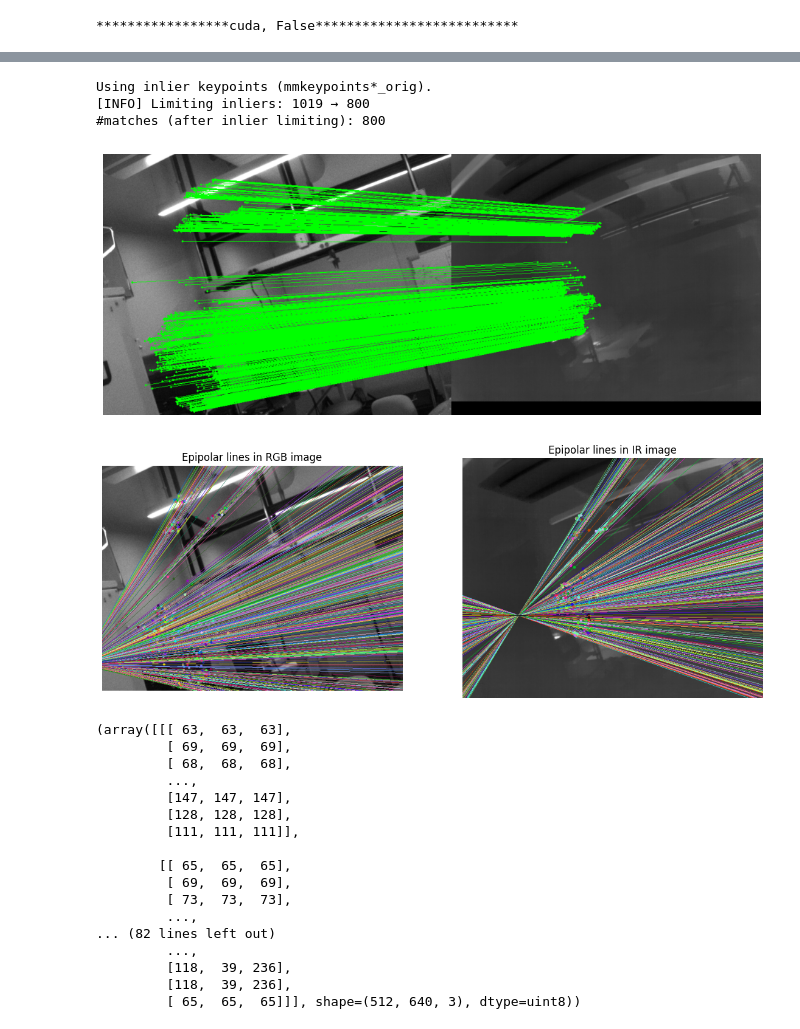
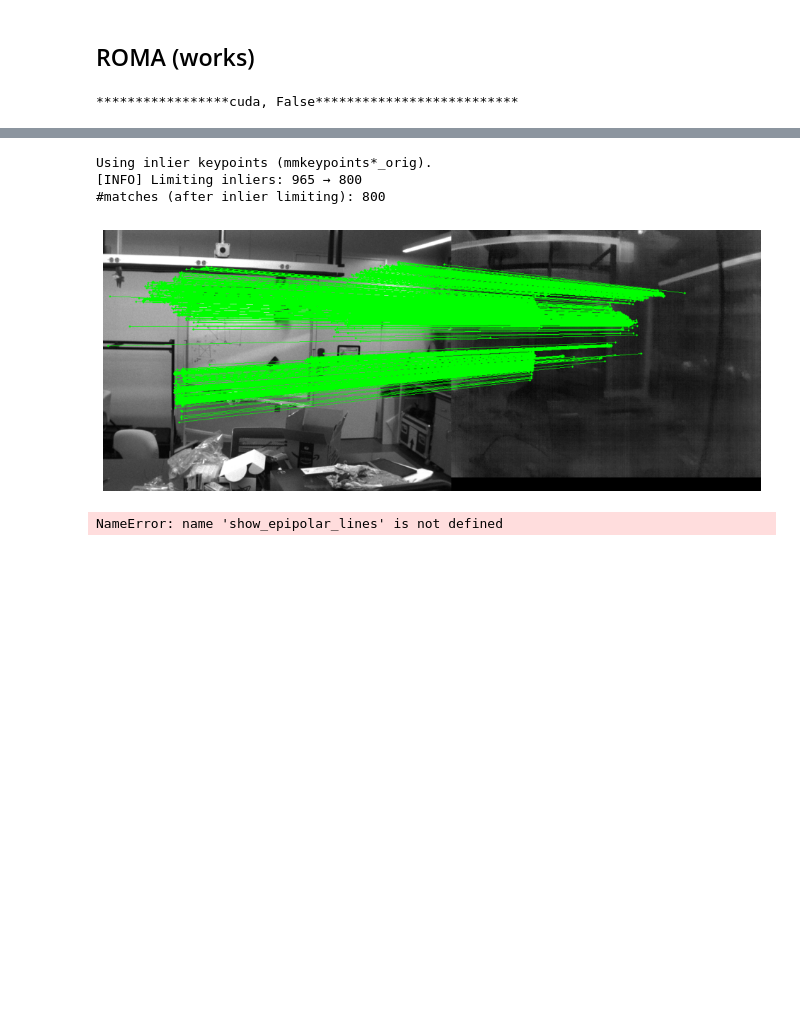
Before and after one commit to srirangam-r/rgb-ir-extrinsics, a Jupyter notebook: extrinsics.ipynb, the cells around one changed output, grey strips where cells are left out. Saved outputs shown, nothing was run; the diff lists cells and outputs as text; code cells hidden in the pictures; blank space fills up the shorter version.

```diff
--- a/extrinsics.ipynb
+++ b/extrinsics.ipynb
@@ -1,16 +1,24 @@
 # %%
-from pathlib import Path
-import sys
+# from pathlib import Path
+# import sys
+
+# import cv2
+# import numpy as np
+# import torch
+# import pytorch_lightning as pl
+# import matplotlib.pyplot as plt
+
+# # Adjust this if your notebook is not in the repo root
+# REPO_ROOT = Path(".").resolve()  # or Path("..").resolve() etc.
+# sys.path.append(str(REPO_ROOT))
+
+# from src.config.default import get_cfg_defaults
+# from src.lightning.lightning_loftr import PL_LoFTR
 
 import cv2
 import numpy as np
-import torch
-import pytorch_lightning as pl
+from pathlib import Path
 import matplotlib.pyplot as plt
 
-# Adjust this if your notebook is not in the repo root
-REPO_ROOT = Path(".").resolve()  # or Path("..").resolve() etc.
-sys.path.append(str(REPO_ROOT))
-
-from src.config.default import get_cfg_defaults
-from src.lightning.lightning_loftr import PL_LoFTR
+from MatchAnything.imcui.ui.utils import get_matcher_zoo, load_config, DEVICE
+from MatchAnything.imcui.api import ImageMatchingAPI
@@ -300 +270,3 @@ array([[[ 62,  62,  62],
+# %% [markdown]
+## ROMA (works)
 # %%
@@ -507,5 +446,4 @@ T_01[:3, 3]  = t_1_0
 # %%
-REPO_ROOT = Path("rgb-ir-extrinsics")  # or whatever your root is
 img_rgb_path = "imgs/rgb0.png"
 img_ir_path  = "imgs/ir0.png"
 
@@ -533,7 +471,6 @@ ir_img  = img_ir
 rgb_img_ud = cv2.undistort(rgb_img, K_rgb0, d_rgb0)
 ir_img_ud  = cv2.undistort(ir_img,  K_ir0,  d_ir0)
 
-# Compute F from (already inlier) matches
 F, mask = cv2.findFundamentalMat(
     mkpts_rgb,
     mkpts_ir,
@@ -562,25 +499,8 @@ show_epipolar_lines(
 Using inlier keypoints (mmkeypoints*_orig).
-[INFO] Limiting inliers: 1019 → 800
+[INFO] Limiting inliers: 965 → 800
 #matches (after inlier limiting): 800
-[figure, old version]
+[figure, new version]
-[figure, removed]
-(array([[[ 63,  63,  63],
-         [ 69,  69,  69],
-         [ 68,  68,  68],
-         ...,
-         [147, 147, 147],
-         [128, 128, 128],
-         [111, 111, 111]],
-
-        [[ 65,  65,  65],
-         [ 69,  69,  69],
-         [ 73,  73,  73],
-         ...,
-... (82 lines left out)
-         ...,
-         [118,  39, 236],
-         [118,  39, 236],
-         [ 65,  65,  65]]], shape=(512, 640, 3), dtype=uint8))
+NameError: name 'show_epipolar_lines' is not defined
 # %%
 rgb_pts = mkpts_rgb.reshape(-1, 1, 2)
 ir_pts  = mkpts_ir.reshape(-1, 1, 2)
```
Also changed, not shown: parts of 18 cells of this notebook, 11 other files.
